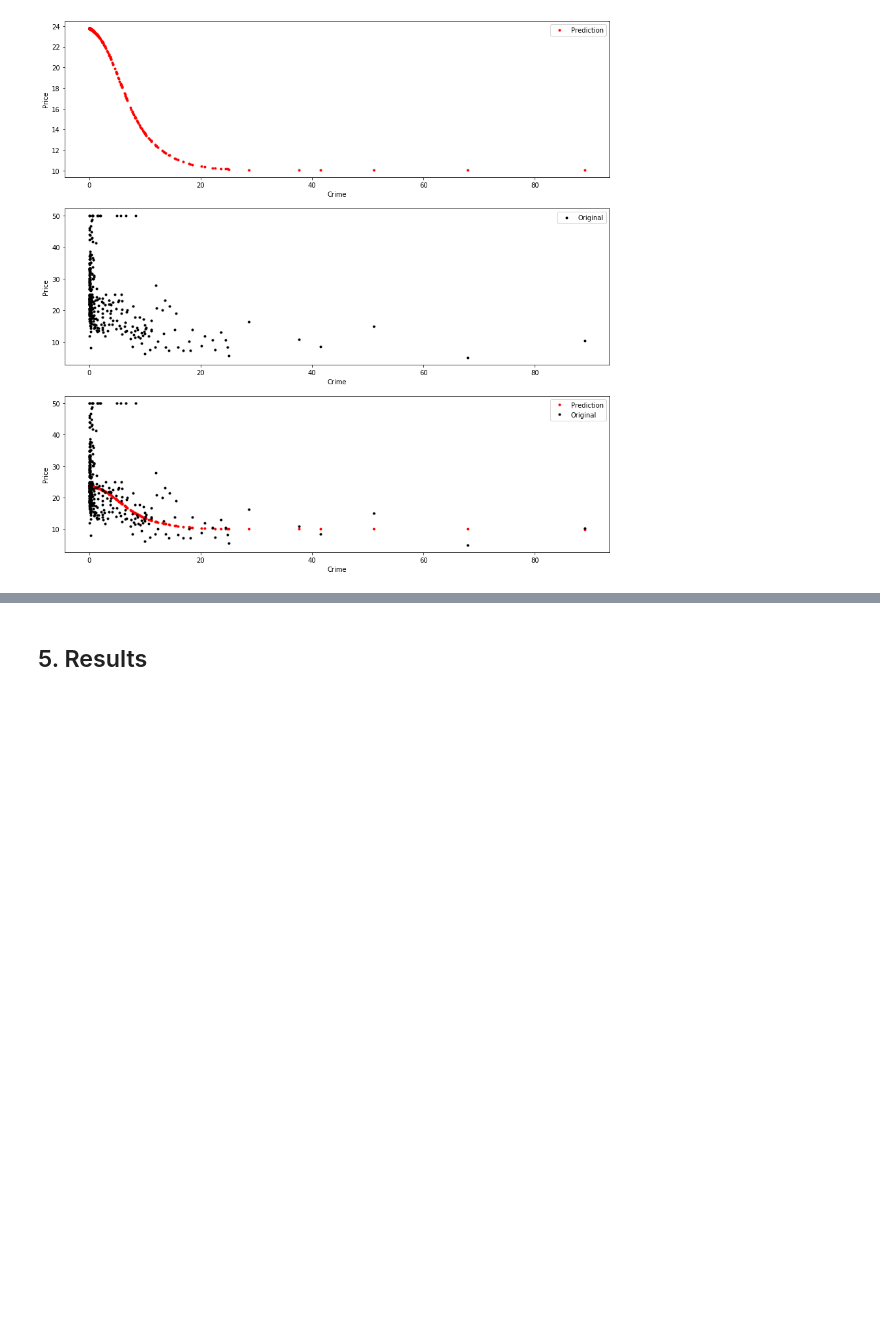
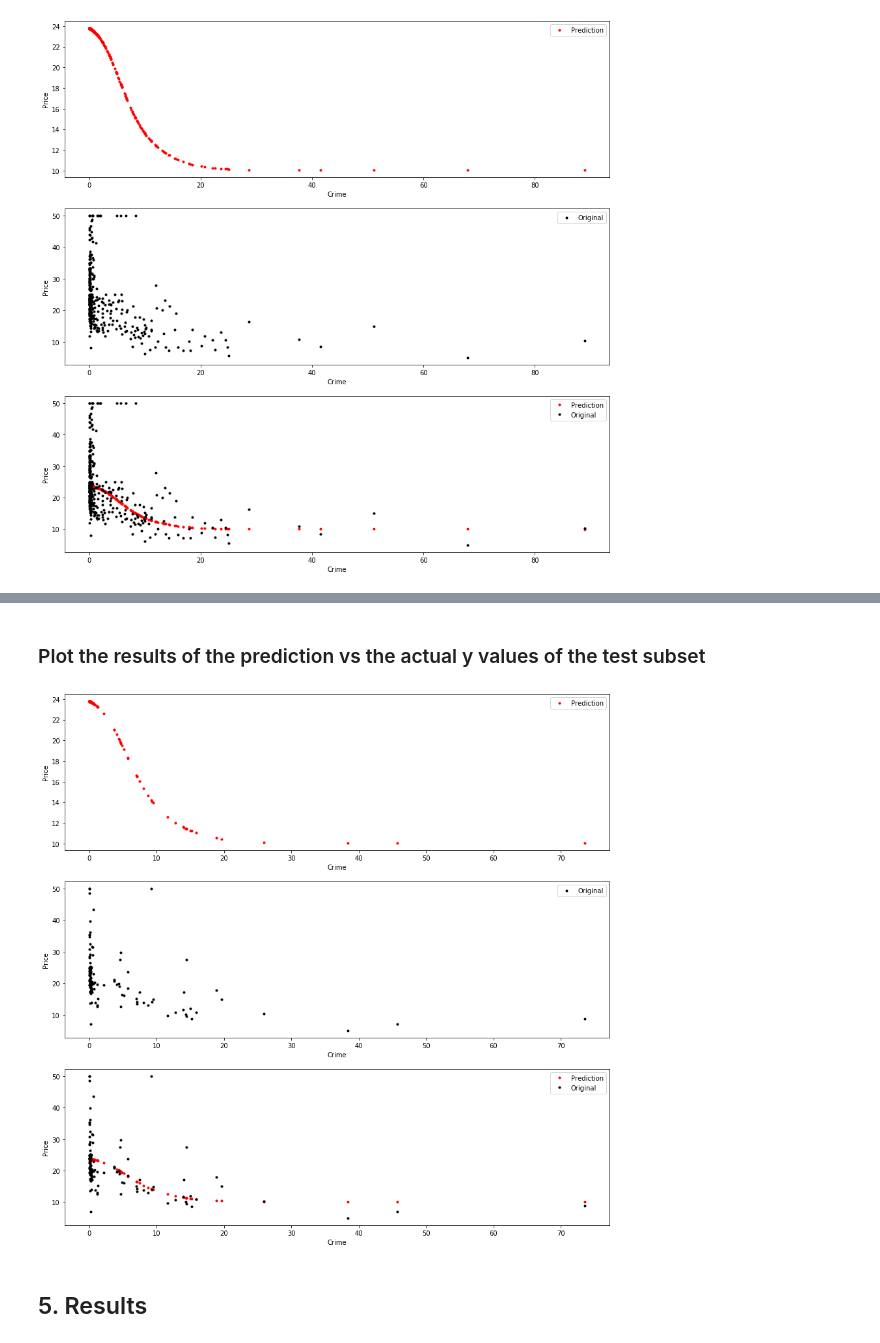
Before and after one commit to G00364756/52954---Machine_Learning-Statistics-Project, a Jupyter notebook: boston.ipynb, the cells around one changed output, grey strips where cells are left out. Drawn from its saved outputs; the diff is of its cells as text; code cells hidden in the pictures; blank space fills up the shorter version.

Commit message:
Added test subset, i.e. testing the model on the test set.

```diff
--- a/boston.ipynb
+++ b/boston.ipynb
@@ -434,0 +488,6 @@ plt.show()
+# %%
+# Run each x test value through the neural network.
+p_test = m.predict(x_test)
+
+# Evaluate the prediction
+m.evaluate(x_test, y_test)
@@ -435,3 +497,35 @@ plt.show()
+# %% [markdown]
+### Plot the results of the prediction vs the actual y values of the test subset
+# %%
+# Plot the results of the neural network prediction model.
+
+#Subplot_1: The x test values vs the predicted values.
+plt.figure(figsize=(15,15))
+plt.subplot(311)
+plt.plot(x_test, p_test, 'r.', label='Prediction')
+plt.xlabel("Crime")
+plt.ylabel("Price")
+plt.legend()
+
+#Subplot_2: The x test values vs the y training values.
+plt.subplot(312)
+plt.plot(x_test, y_test, 'k.', label='Original')
+plt.xlabel("Crime")
+plt.ylabel("Price")
+plt.legend()
+
+#Subplot_3: The x test values vs the predicted values and the x test values vs the y test values
+plt.subplot(313)
+plt.plot(x_test, p_test, 'r.', label='Prediction')
+plt.plot(x_test, y_test, 'k.', label='Original')
+plt.xlabel("Crime")
+plt.ylabel("Price")
+plt.legend()
+
+# Show the plots
+plt.show()
+# %% [output]
+[figure, added]
 # %% [markdown]
 ## 5. Results
 # %% [markdown]
```
Also changed, not shown: parts of 43 cells of this notebook, 1 other file.
